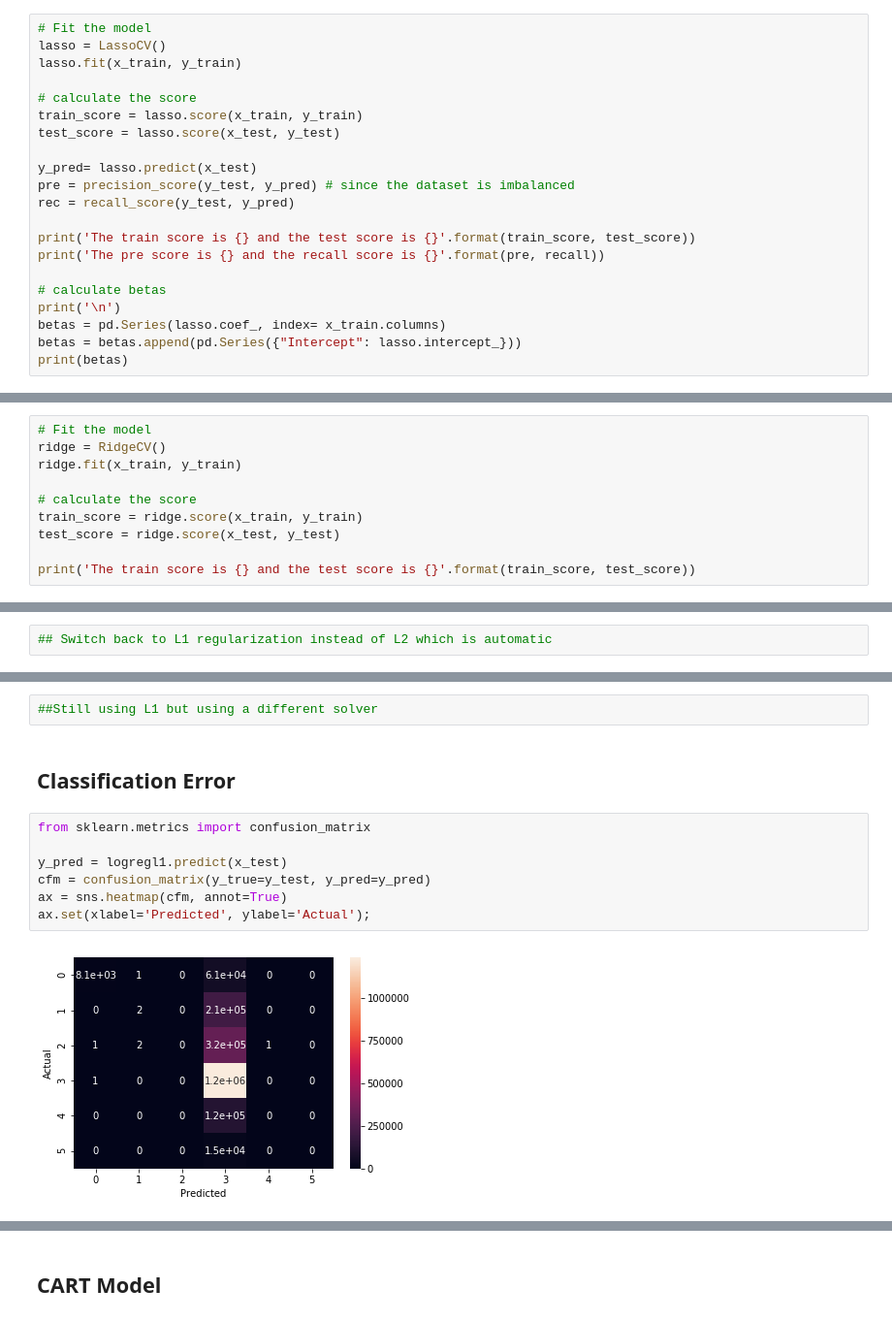
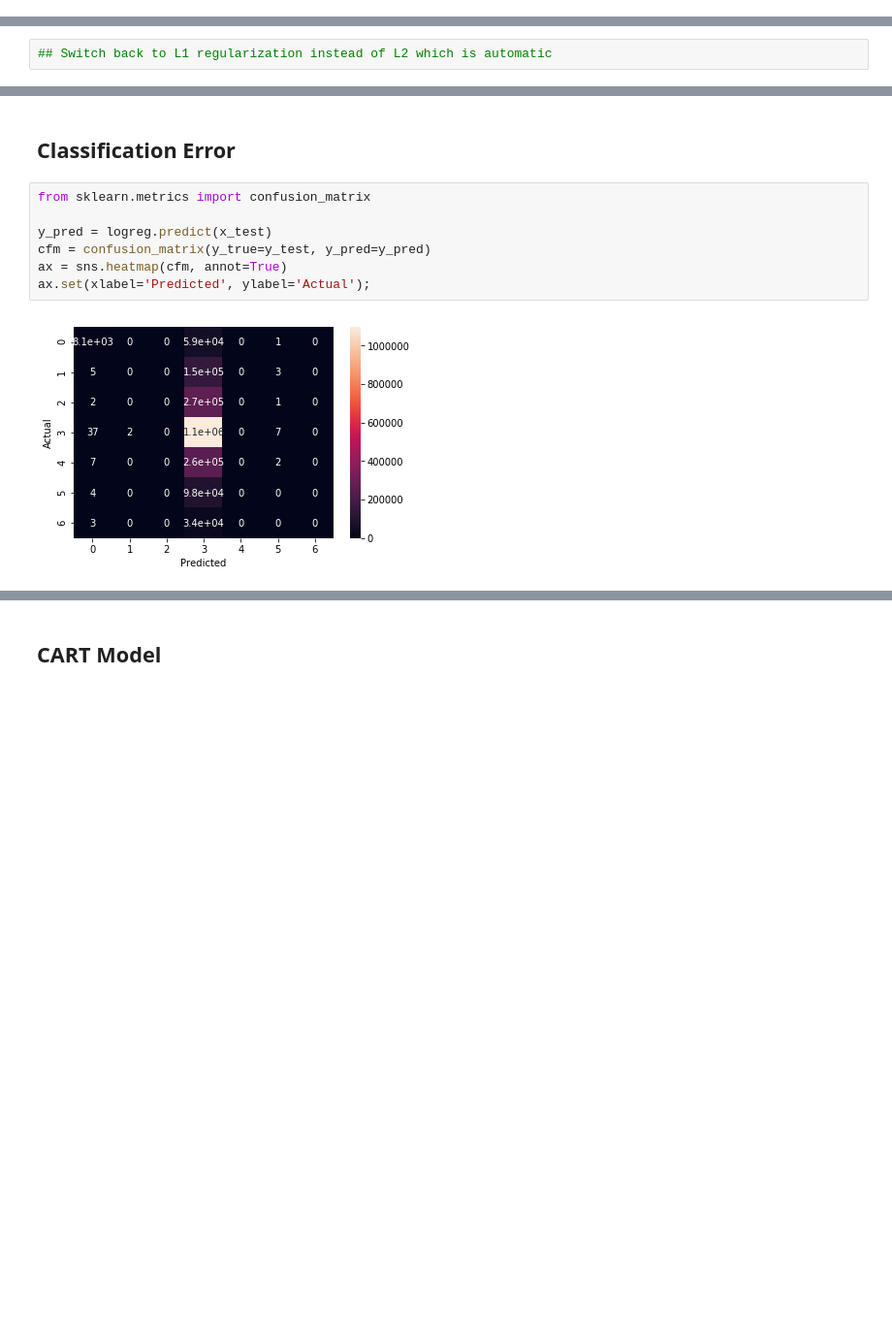
Before and after one commit to MIE368-Team-8/Data-Cleaning, a Jupyter notebook: MODELINGUsingTipPercents.ipynb, the cells around one changed output, grey strips where cells are left out. Shown at 97% size. Cells and saved outputs as stored; diff of their text form; blank space fills up the shorter version.

```diff
--- a/MODELINGUsingTipPercents.ipynb
+++ b/MODELINGUsingTipPercents.ipynb
@@ -143,21 +111,0 @@ dtype: int64
-# %%
-# Fit the model
-lasso = LassoCV()
-lasso.fit(x_train, y_train)
-
-# calculate the score
-train_score = lasso.score(x_train, y_train)
-test_score = lasso.score(x_test, y_test)
-
-y_pred= lasso.predict(x_test)
-pre = precision_score(y_test, y_pred) # since the dataset is imbalanced
-rec = recall_score(y_test, y_pred)
-
-print('The train score is {} and the test score is {}'.format(train_score, test_score))
-print('The pre score is {} and the recall score is {}'.format(pre, recall))
-
-# calculate betas
-print('\n')
-betas = pd.Series(lasso.coef_, index= x_train.columns)
-betas = betas.append(pd.Series({"Intercept": lasso.intercept_}))
-print(betas)
@@ -166,10 +111,0 @@ print(betas)
-# %%
-# Fit the model
-ridge = RidgeCV()
-ridge.fit(x_train, y_train)
-
-# calculate the score
-train_score = ridge.score(x_train, y_train)
-test_score = ridge.score(x_test, y_test)
-
-print('The train score is {} and the test score is {}'.format(train_score, test_score))
@@ -213,13 +132,11 @@ The train score is 0.6312328644306764 and the test score is 0.6316626477393724
-# %%
-##Still using L1 but using a different solver
 # %% [markdown]
 ## Classification Error
 # %%
 from sklearn.metrics import confusion_matrix
 
-y_pred = logregl1.predict(x_test)
+y_pred = logreg.predict(x_test)
 cfm = confusion_matrix(y_true=y_test, y_pred=y_pred)
 ax = sns.heatmap(cfm, annot=True)
 ax.set(xlabel='Predicted', ylabel='Actual');
 # %% [output]
-[figure, old version]
+[figure, new version]
```
Also changed, not shown: parts of 25 cells of this notebook.
